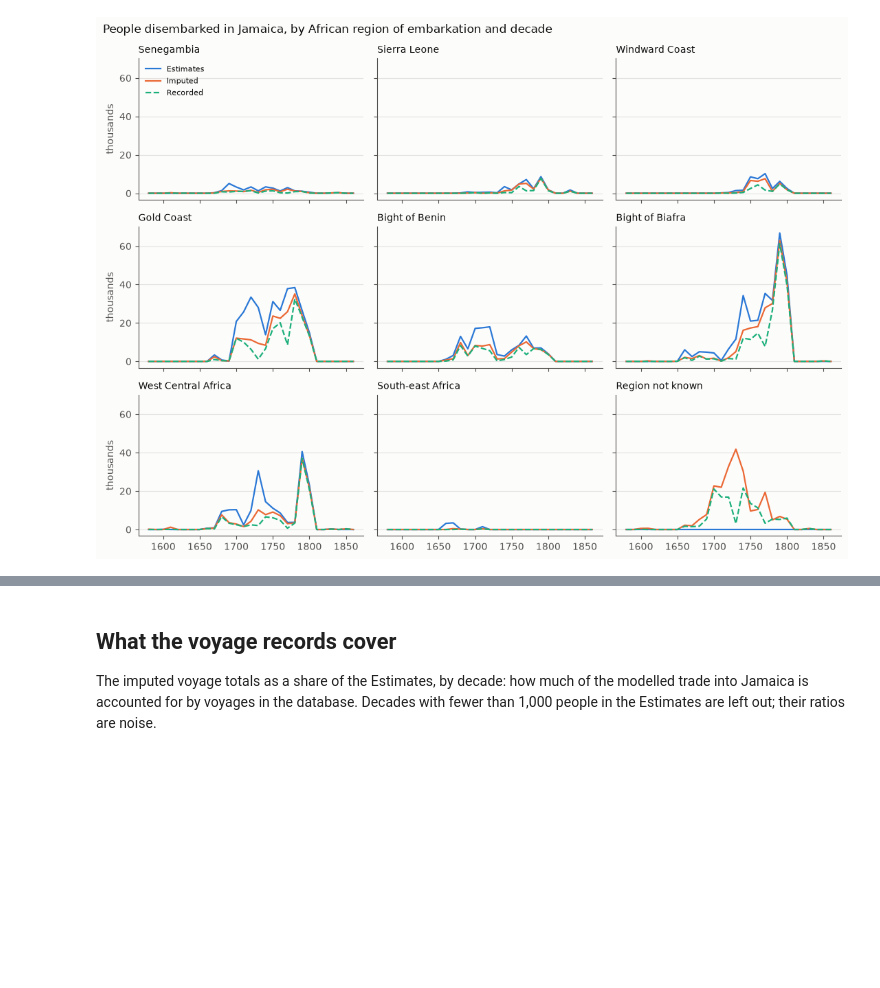
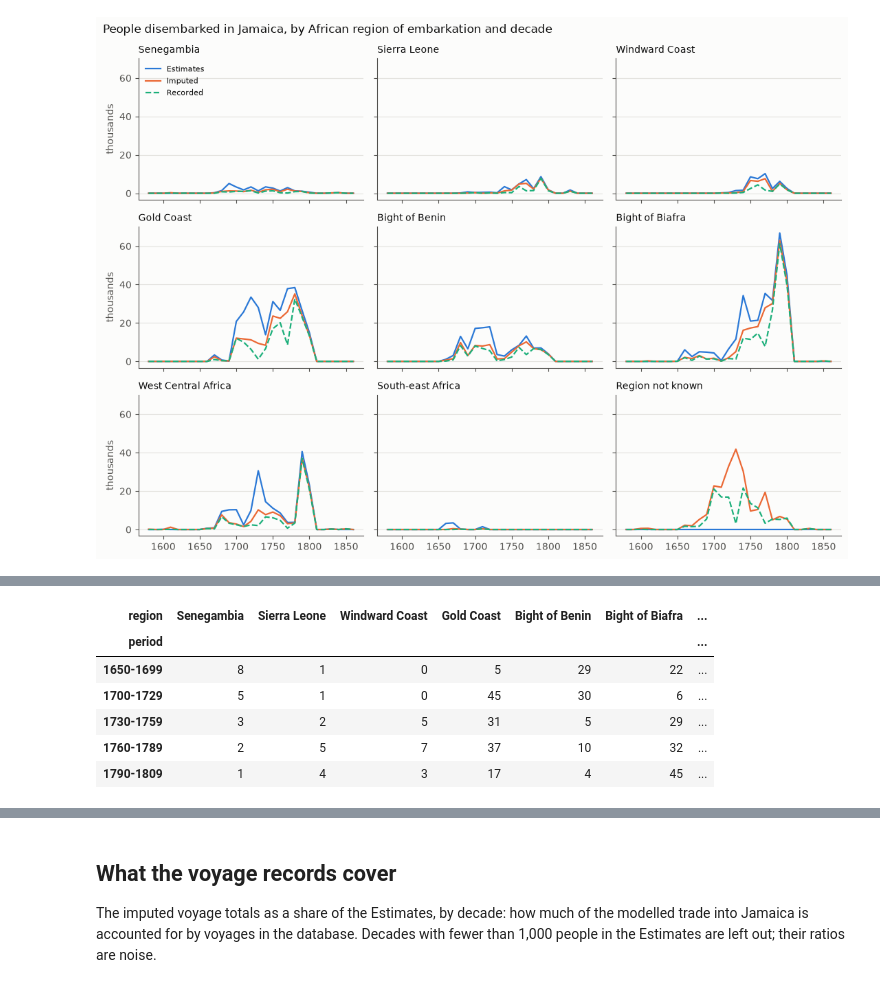
Before and after one commit to dgunning/atlantic-voyages, a Jupyter notebook: notebooks/01_jamaica_arrivals.ipynb, the cells around one changed output, grey strips where cells are left out. Cells and saved outputs as stored; diff of their text form; code cells hidden in the pictures; blank space fills up the shorter version.

```diff
--- a/notebooks/01_jamaica_arrivals.ipynb
+++ b/notebooks/01_jamaica_arrivals.ipynb
@@ -317,0 +349,39 @@ fig.savefig("figures/01_jamaica_by_region.png", dpi=150)
+# %%
+PERIODS = [(1650, 1699), (1700, 1729), (1730, 1759), (1760, 1789), (1790, 1809)]
+
+
+def period_label(decade):
+    for lo, hi in PERIODS:
+        if lo <= decade <= hi:
+            return f"{lo}-{hi}"
+    return None
+
+
+periods = long.assign(period=long.decade.map(period_label)).dropna(subset=["period"])
+known = periods[periods.region != UNKNOWN]
+shares = (
+    known.pivot_table(
+        index=["source", "period"], columns="region", values="people", aggfunc="sum", fill_value=0
+    )
+    .pipe(lambda t: t.div(t.sum(axis=1), axis=0) * 100)
+    .reindex(columns=list(REGIONS.region))
+)
+unknown_share = (
+    periods.assign(unknown=periods.region == UNKNOWN)
+    .groupby(["source", "period"])
+    .apply(lambda g: g.people[g.unknown].sum() / g.people.sum() * 100, include_groups=False)
+)
+people = periods.groupby(["source", "period"]).people.sum()
+
+estimates_shares = (
+    shares.loc["Estimates"].round(0).astype(int).assign(people=people.loc["Estimates"])
+)
+estimates_shares
+# %% [output]
+| region | Senegambia | Sierra Leone | Windward Coast | Gold Coast | Bight of Benin | Bight of Biafra | ... |
+| period |  |  |  |  |  |  | ... |
+| 1650-1699 | 8 | 1 | 0 | 5 | 29 | 22 | ... |
+| 1700-1729 | 5 | 1 | 0 | 45 | 30 | 6 | ... |
+| 1730-1759 | 3 | 2 | 5 | 31 | 5 | 29 | ... |
+| 1760-1789 | 2 | 5 | 7 | 37 | 10 | 32 | ... |
+| 1790-1809 | 1 | 4 | 3 | 17 | 4 | 45 | ... |
```
Also changed, not shown: parts of 8 cells of this notebook, 2 other files.
